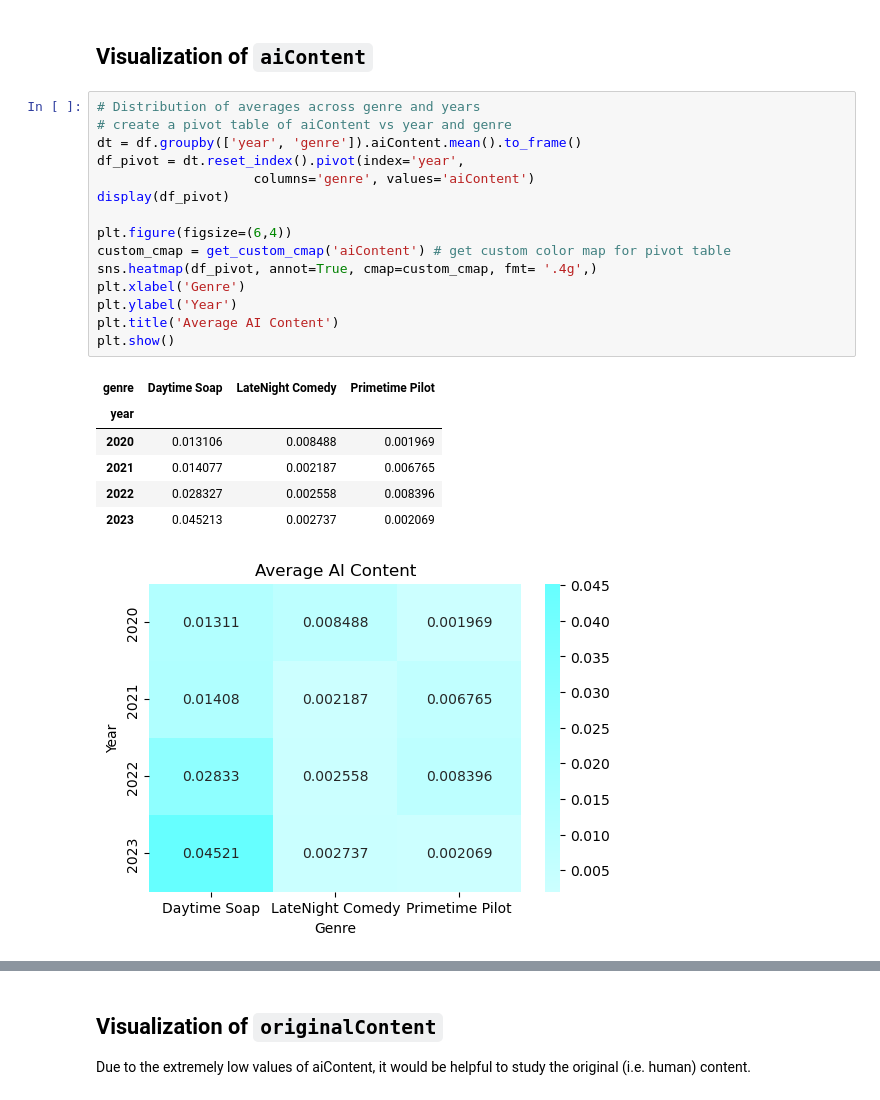
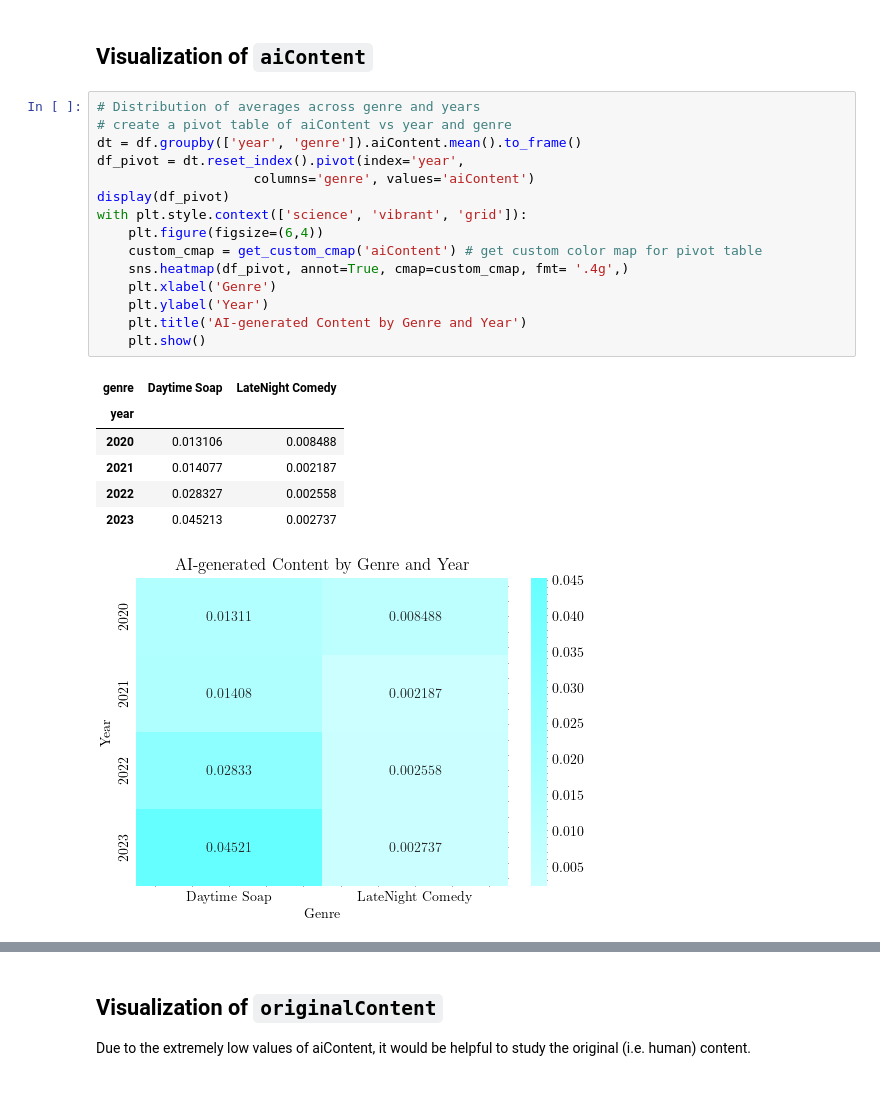
Before and after one commit to OriginalityAI/AI-Content-in-Hollywood-Scripts, a Jupyter notebook: src/Report on AI Content in Hollywood Scripts.ipynb, the cells around one changed output, grey strips where cells are left out. Saved outputs shown, nothing was run; the diff lists cells and outputs as text.

```diff
--- a/src/Report on AI Content in Hollywood Scripts.ipynb
+++ b/src/Report on AI Content in Hollywood Scripts.ipynb
@@ -43,26 +44,26 @@ The volume and distribution of AI Content is analyzed across years and genres, u
 # %%
 # Distribution of averages across genre and years
 # create a pivot table of aiContent vs year and genre
 dt = df.groupby(['year', 'genre']).aiContent.mean().to_frame()
 df_pivot = dt.reset_index().pivot(index='year',
                     columns='genre', values='aiContent')
 display(df_pivot)
-
-plt.figure(figsize=(6,4))
-custom_cmap = get_custom_cmap('aiContent') # get custom color map for pivot table
-sns.heatmap(df_pivot, annot=True, cmap=custom_cmap, fmt= '.4g',)
-plt.xlabel('Genre')
-plt.ylabel('Year')
-plt.title('Average AI Content')
-plt.show()
+with plt.style.context(['science', 'vibrant', 'grid']):
+    plt.figure(figsize=(6,4))
+    custom_cmap = get_custom_cmap('aiContent') # get custom color map for pivot table
+    sns.heatmap(df_pivot, annot=True, cmap=custom_cmap, fmt= '.4g',)
+    plt.xlabel('Genre')
+    plt.ylabel('Year')
+    plt.title('AI-generated Content by Genre and Year')
+    plt.show()
 # %% [output]
-| genre | Daytime Soap | LateNight Comedy | Primetime Pilot |
-| year |  |  |  |
-| 2020 | 0.013106 | 0.008488 | 0.001969 |
-| 2021 | 0.014077 | 0.002187 | 0.006765 |
-| 2022 | 0.028327 | 0.002558 | 0.008396 |
-| 2023 | 0.045213 | 0.002737 | 0.002069 |
+| genre | Daytime Soap | LateNight Comedy |
+| year |  |  |
+| 2020 | 0.013106 | 0.008488 |
+| 2021 | 0.014077 | 0.002187 |
+| 2022 | 0.028327 | 0.002558 |
+| 2023 | 0.045213 | 0.002737 |
-[figure, old version]
+[figure, new version]
 # %%
 # visual analysis of aiContent distribution - barplot
 
```
Also changed, not shown: parts of 13 cells of this notebook, 5 other files.
